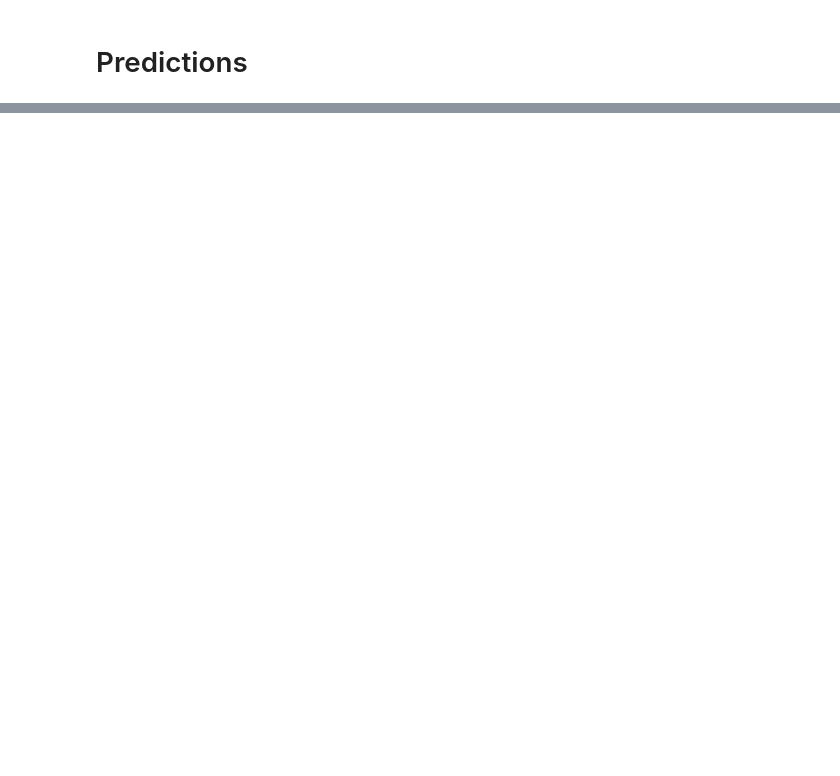
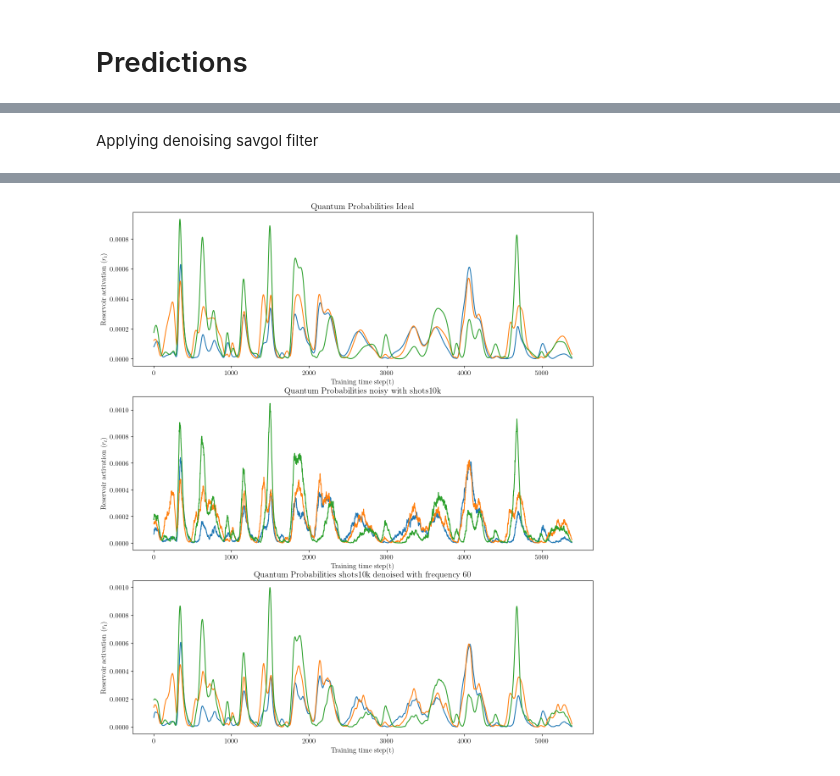
Before and after one commit to MagriLab/OptimalTraining_RFQRC, a Jupyter notebook: src/Notebook_MFE.ipynb, the cells around one changed output, grey strips where cells are left out. Saved outputs shown, nothing was run; the diff lists cells and outputs as text; code cells hidden in the pictures; blank space fills up the shorter version.

Commit message:
added denoising functions and results from paper

```diff
--- a/src/Notebook_MFE.ipynb
+++ b/src/Notebook_MFE.ipynb
@@ -627,0 +597,79 @@ PH quantiles [Lyapunov Times]: [1.91836735 0.69795918 0.04081633]
+# %%
+# Choose a random time series to plot and denoise out of the 20 used for training
+plt.rcParams["font.size"] = (12)
+
+num_series = 0
+
+Xa_true  = Xa_true_ens[0,num_series,:,:]
+Xa_noisy = Xa_noisy_ens[0,num_series,:,:]
+
+# Removing the added input biased
+
+Xa_true = Xa_true[:,:-1]
+Xa_noisy = Xa_noisy[:,:-1]
+# %% [markdown]
+Applying denoising savgol filter
+# %%
+plt.rcParams["figure.figsize"] = (14,16)
+
+qq_dn_list = []
+cov_dn_list =[]
+
+# Inputs
+num_state =  N_units_q # total to denoise (qubits+classical bits)
+ro        = [0,1,2] # to plot
+
+# Selected hyperparameters of savgol filter
+freq = 60
+poly = 3
+
+qq        = Xa_true.T # True
+qq_n      = Xa_noisy.T # Noisy
+frequency = np.linspace(10,100,10)
+print(method)
+
+plt.subplot(3,1,1)
+for i in (ro):
+    plt.plot(qq[i,:-1],label=i)
+
+plt.xlabel('Training time step(t)')
+plt.ylabel('Reservoir activation ($r_{t}$)')
+plt.title('Quantum Probabilities Ideal')
+
+
+plt.subplot(3,1,2)
+for i in (ro):
+    plt.plot(qq_n[i,:-1],label=i)
+
+plt.xlabel('Training time step(t)')
+plt.ylabel('Reservoir activation ($r_{t}$)')
+plt.title('Quantum Probabilities noisy with {}'.format(method))
+
+# Denoised
+qq_dn = np.zeros([qq_n.shape[0],qq_n.shape[1]])
+
+for i in range(num_state): # de noising all states
+    #plt.plot(pp[:-1,i])
+    qq_dn[i] = savgol_filter(qq_n[i], window_length = freq, polyorder=poly)
+
+
+plt.subplot(3,1,3)
+for i in (ro): # plotting until roth time series
+    plt.plot(qq_dn[i,:-1],label='Noisy')
+
+# Rank of the covariance matrix after denoised
+cov_true = str(np.linalg.matrix_rank((np.dot(qq,np.transpose(qq)))))
+cov_n = str(np.linalg.matrix_rank((np.dot(qq_n,np.transpose(qq_n)))))
+cov_dn = str(np.linalg.matrix_rank((np.dot(qq_dn,np.transpose(qq_dn)))))
+
+print('Frequency: ', freq)
+print('Polynomial: ', poly)
+print('Cov RRT True: '  , str(cov_true))
+print('Cov RRT Noisy: '  , str(cov_n))
+print('Cov RRT denoised: '  , str(cov_dn))
+
+plt.xlabel('Training time step(t)')
+plt.ylabel('Reservoir activation ($r_{t}$)')
+plt.title('Quantum Probabilities {} denoised with frequency {}'.format(method,freq))
+plt.show()
+# %% [output]
@@ -627,0 +682 @@ PH quantiles [Lyapunov Times]: [1.91836735 0.69795918 0.04081633]
+[figure, added]
```
Also changed, not shown: parts of 15 cells of this notebook, 1 other file.
